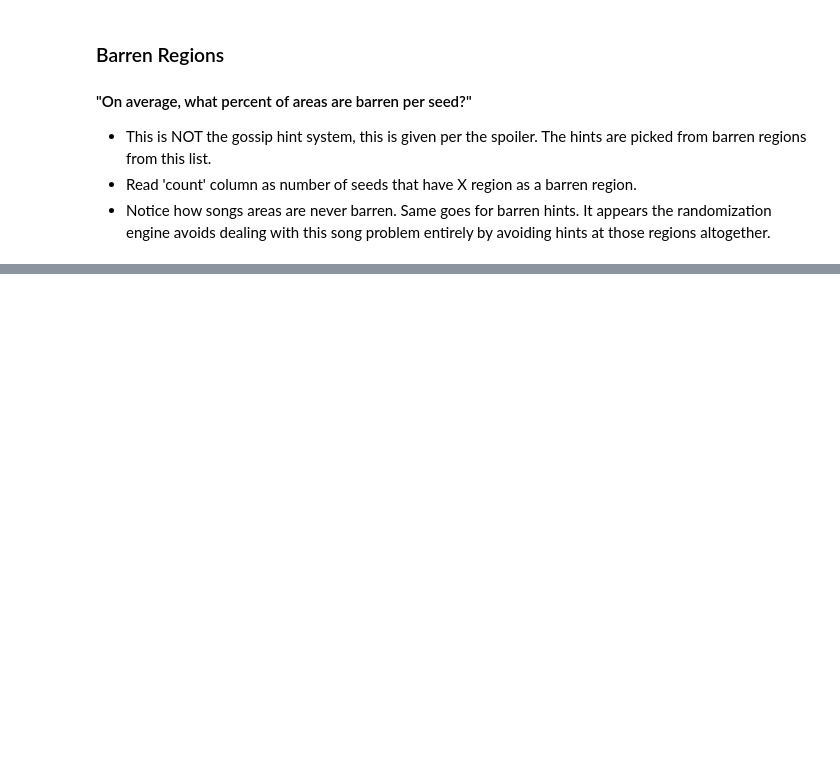
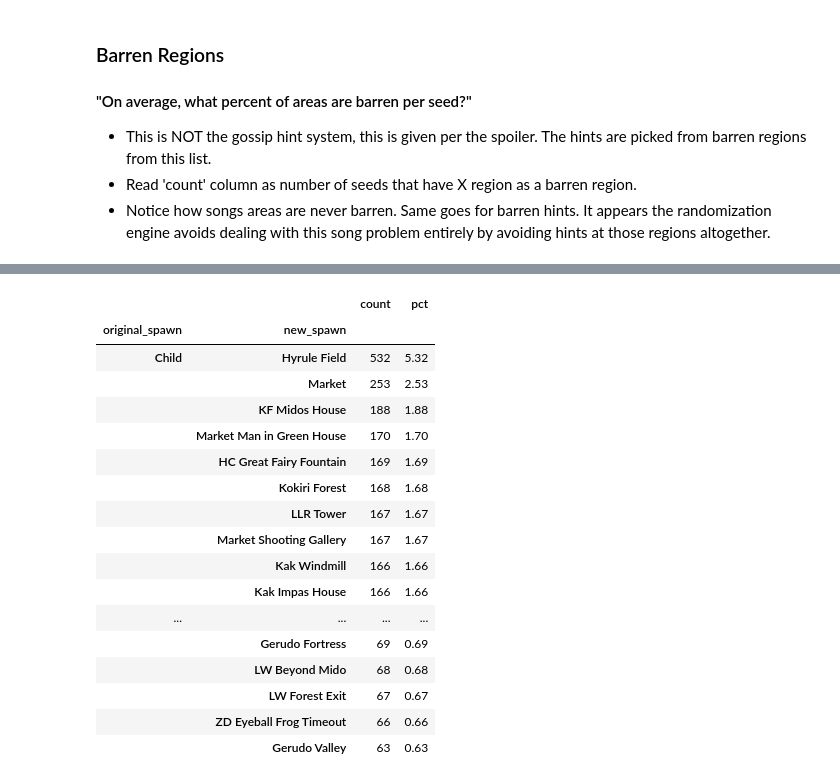
Before and after one commit to cleartonic/zootr_analytic, a Jupyter notebook: zootr_s4.ipynb, the cells around one changed output, grey strips where cells are left out. Cells and saved outputs as stored; diff of their text form; code cells hidden in the pictures; blank space fills up the shorter version.

```diff
--- a/zootr_s4.ipynb
+++ b/zootr_s4.ipynb
@@ -29,0 +267,21 @@ Notice how songs areas are never barren. Same goes for barren hints. It appears
+# %%
+b9()
+# %% [output]
+|  |  | count | pct |
+| original_spawn | new_spawn |  |  |
+| Child | Hyrule Field | 532 | 5.32 |
+|  | Market | 253 | 2.53 |
+|  | KF Midos House | 188 | 1.88 |
+|  | Market Man in Green House | 170 | 1.70 |
+|  | HC Great Fairy Fountain | 169 | 1.69 |
+|  | Kokiri Forest | 168 | 1.68 |
+|  | LLR Tower | 167 | 1.67 |
+|  | Market Shooting Gallery | 167 | 1.67 |
+|  | Kak Windmill | 166 | 1.66 |
+|  | Kak Impas House | 166 | 1.66 |
+| ... | ... | ... | ... |
+|  | Gerudo Fortress | 69 | 0.69 |
+|  | LW Beyond Mido | 68 | 0.68 |
+|  | LW Forest Exit | 67 | 0.67 |
+|  | ZD Eyeball Frog Timeout | 66 | 0.66 |
+|  | Gerudo Valley | 63 | 0.63 |
```
Also changed, not shown: parts of 22 cells of this notebook, 1 other file.
